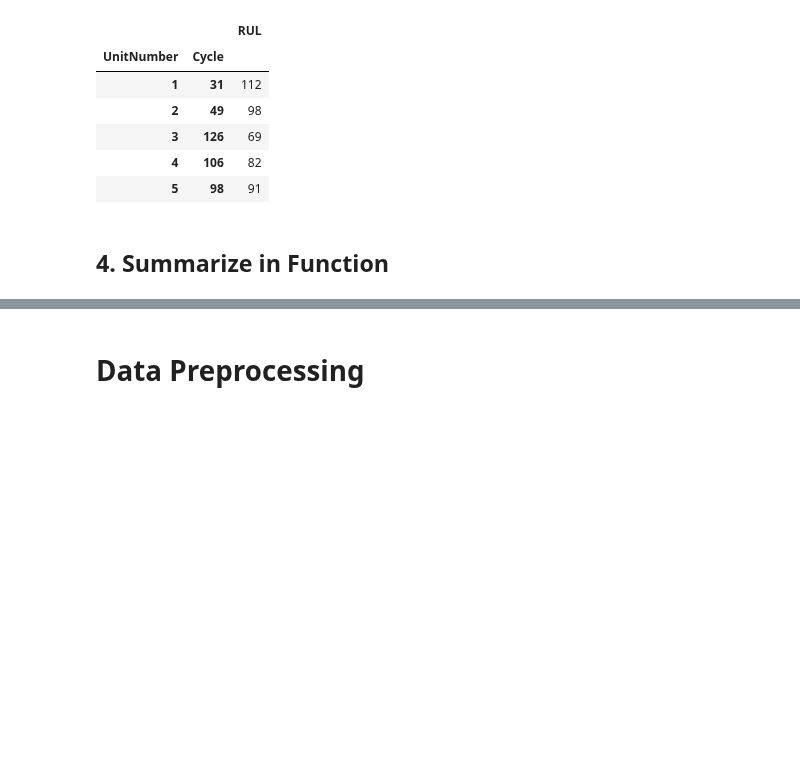
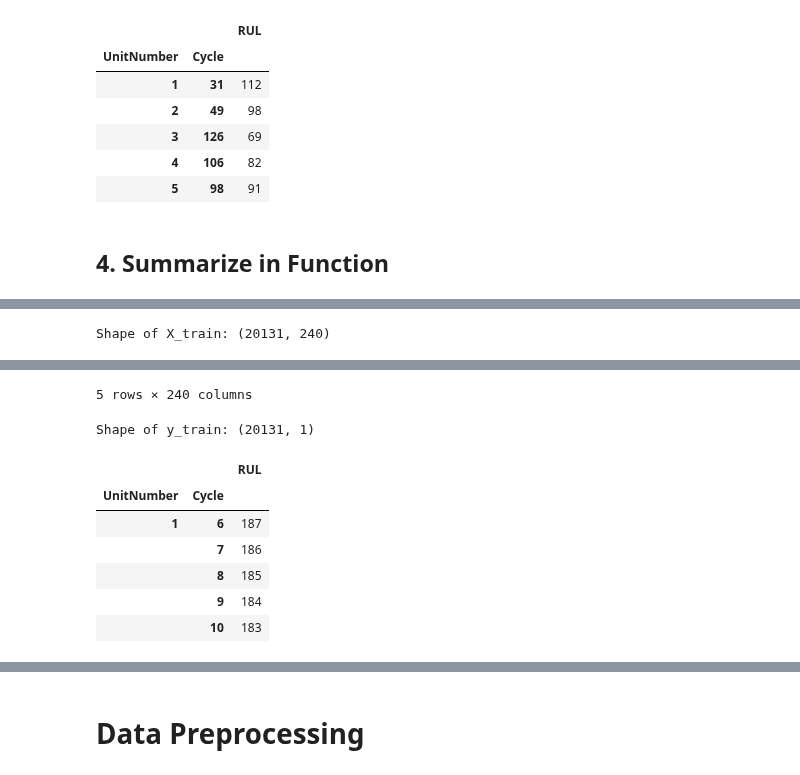
Before and after one commit to nina-prog/damage-propagation-modeling, a Jupyter notebook: notebooks/060524_nina_sliding_window.ipynb, the cells around one changed output, grey strips where cells are left out. Drawn from its saved outputs; the diff is of its cells as text; code cells hidden in the pictures; blank space fills up the shorter version.

```diff
--- a/notebooks/060524_nina_sliding_window.ipynb
+++ b/notebooks/060524_nina_sliding_window.ipynb
@@ -450,0 +433,8 @@ X_train, y_train, X_test, y_test = create_rolling_windows_datasets(train_data, t
+# %%
+# check if X_train and y_train match
+print(f"Shape of X_train: {X_train.shape}")
+display(X_train.head(5))
+print(f"Shape of y_train: {y_train.shape}")
+display(y_train.head(5))
+# %% [output]
+Shape of X_train: (20131, 240)
@@ -451 +448,10 @@ X_train, y_train, X_test, y_test = create_rolling_windows_datasets(train_data, t
+5 rows × 240 columns
+Shape of y_train: (20131, 1)
+|  |  | RUL |
+| UnitNumber | Cycle |  |
+| 1 | 6 | 187 |
+|  | 7 | 186 |
+|  | 8 | 185 |
+|  | 9 | 184 |
+|  | 10 | 183 |
 # %%
```
Also changed, not shown: parts of 14 cells of this notebook, 1 other file.
